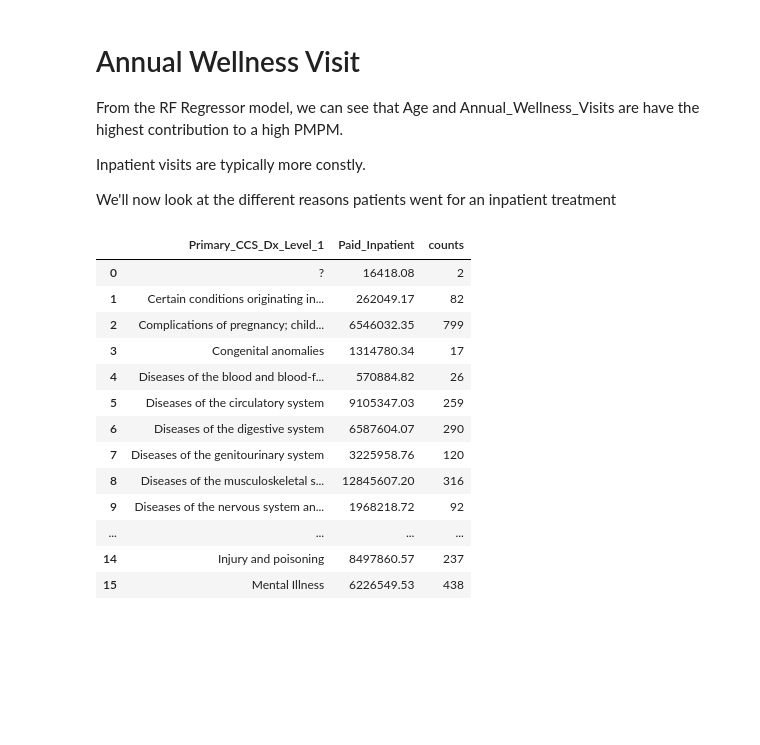
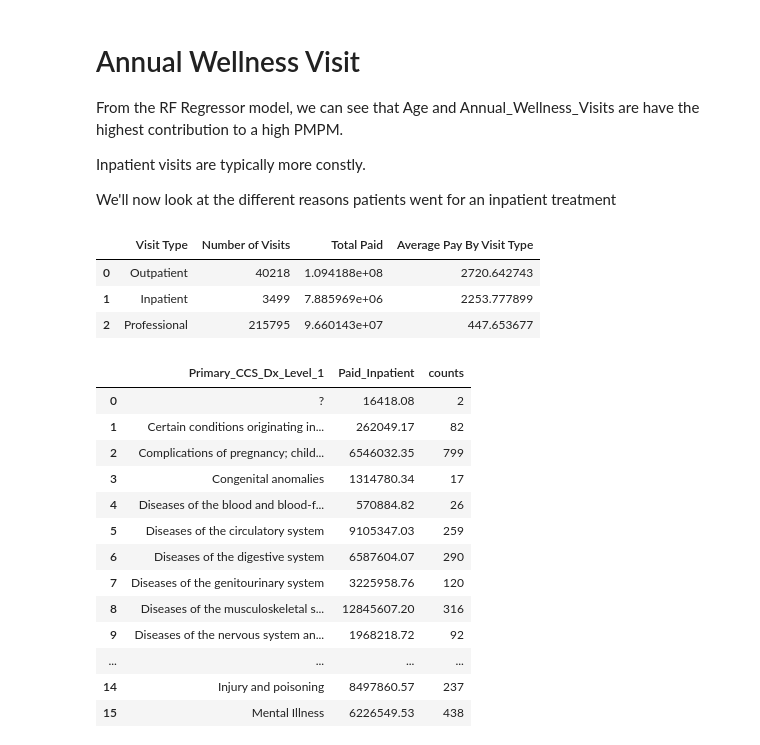
Before and after one commit to yandi-farinango/HET, a Jupyter notebook: final_notebook.ipynb, the cells around one changed output. Cells and saved outputs as stored; diff of their text form; code cells hidden in the pictures; blank space fills up the shorter version.

```diff
--- a/final_notebook.ipynb
+++ b/final_notebook.ipynb
@@ -246,3 +226,36 @@ We'll now look at the different reasons patients went for an inpatient treatment
+# %%
+# Get all visits
+outpatient_visits = visits.loc[visits.Paid_Outpatient > 0]
+inpatient_visits = visits.loc[visits.Paid_Inpatient > 0]
+profesional_visits = visits.loc[visits.Paid_Professional > 0]
+# %%
+outpatient_counts =  len(outpatient_visits)
+inpatient_counts = len(inpatient_visits)
+professional_counts = len(profesional_visits)
+
+
+counts = [outpatient_counts, inpatient_counts, professional_counts]
+# %%
+outpatient_total = outpatient_visits['Paid_Outpatient'].sum()
+professional_total = profesional_visits['Paid_Outpatient'].sum()
+inpatient_total = inpatient_visits['Paid_Outpatient'].sum()
+
+totals = [outpatient_total, inpatient_total, professional_total]
+# %%
+avg_per_visit_type = [outpatient_total/outpatient_counts,
+                        inpatient_total/inpatient_counts,
+                        professional_total/professional_counts]
+# %%
+visits_df = pd.DataFrame({'Visit Type': ['Outpatient', 'Inpatient', 'Professional'],
+                         'Number of Visits': counts,
+                         'Total Paid': totals,
+                         'Average Pay By Visit Type': avg_per_visit_type})
+visits_df
+# %% [output]
+|  | Visit Type | Number of Visits | Total Paid | Average Pay By Visit Type |
+| 0 | Outpatient | 40218 | 1.094188e+08 | 2720.642743 |
+| 1 | Inpatient | 3499 | 7.885969e+06 | 2253.777899 |
+| 2 | Professional | 215795 | 9.660143e+07 | 447.653677 |
 # %%
 inpatient_df = pd.read_csv('../HET/Data/inpatient.csv')
 inpatient_df = inpatient_df.loc[inpatient_df.Paid_Inpatient > 0]
```
Also changed, not shown: parts of 10 cells of this notebook, 1 other file.
